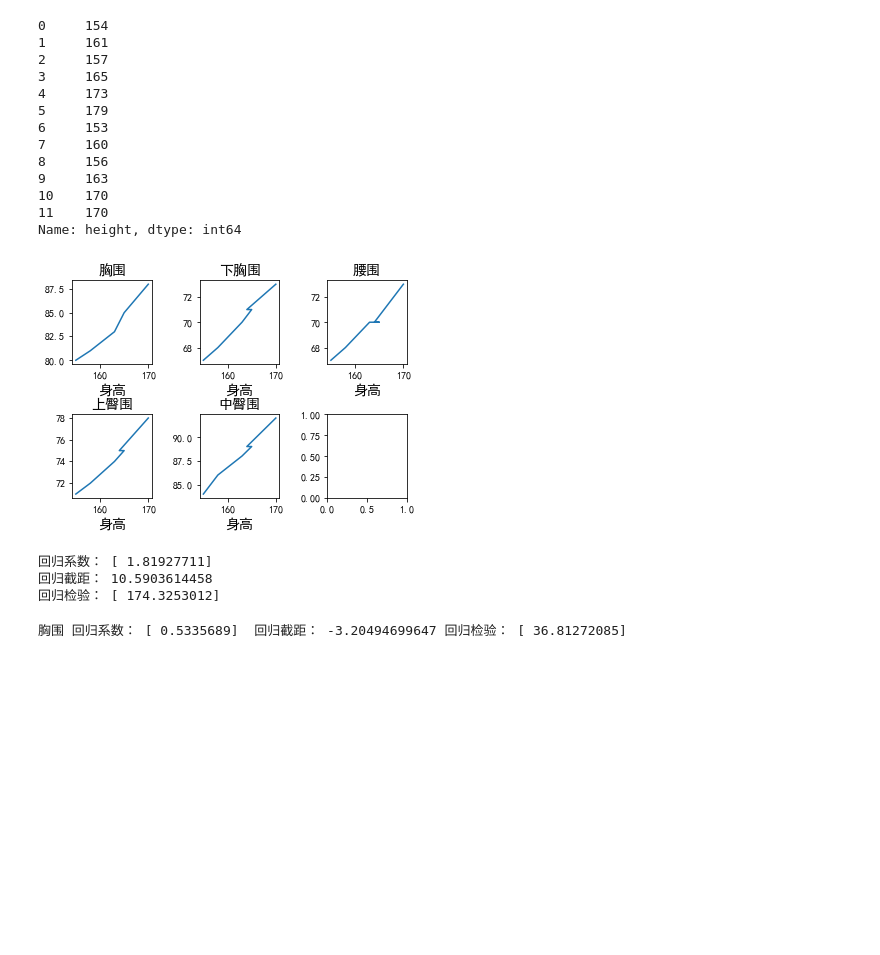
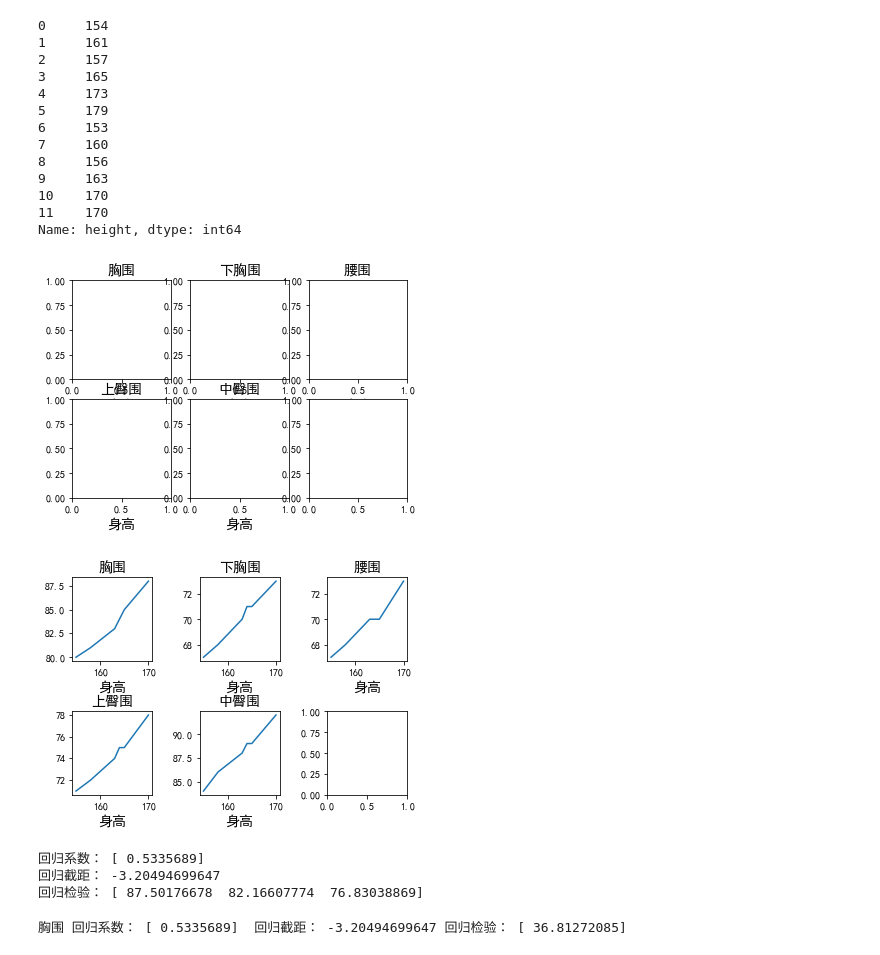
Before and after one commit to GZBlade/notebooks, a Jupyter notebook: practice/workout.ipynb, the cells around one changed output. Drawn from its saved outputs; the diff is of its cells as text; code cells hidden in the pictures; blank space fills up the shorter version.

```diff
--- a/practice/workout.ipynb
+++ b/practice/workout.ipynb
@@ -9,7 +9,7 @@ from sklearn import metrics
 from sklearn.linear_model import LinearRegression
 matplotlib.rcParams['font.family']='SimHei'
 # %%
-wb = pd.read_excel('D:\\projects\\matlab\\datasets\\figure.xlsx',sheetname='hourglass')
+wb = pd.read_excel('..\\datasets\\figure.xlsx',sheetname='hourglass')
 wb.dropna(inplace=True,axis=1)
 wb.head()
 # %% [output]
@@ -59,46 +59,48 @@ height
 # %%
 fig, axes = plt.subplots(2,3)
 ax0,ax1,ax2,ax3,ax4,ax5 = axes.ravel()
 ax0.set_title('胸围', fontproperties='SimHei', fontsize=14)
 ax1.set_title('下胸围', fontproperties='SimHei', fontsize=14)
 ax2.set_title('腰围', fontproperties='SimHei', fontsize=14)
 ax3.set_title('上臀围', fontproperties='SimHei', fontsize=14)
 ax4.set_title('中臀围', fontproperties='SimHei', fontsize=14)
 
 ax0.set_xlabel('身高', fontsize=14)
 ax1.set_xlabel('身高', fontsize=14)
 ax2.set_xlabel('身高', fontsize=14)
 ax3.set_xlabel('身高', fontsize=14)
 ax4.set_xlabel('身高', fontsize=14)
 
-ax0.plot(sort_chest.height,sort_chest.chest)
-ax1.plot(sort_lower_chest.height,sort_lower_chest.lower_chest)
-ax2.plot(sort_waist.height,sort_waist.waist)
-ax3.plot(sort_shoulder.height,sort_shoulder.shoulder)
-ax4.plot(sort_middle_butt.height,sort_middle_butt.middle_butt)
+ax0.plot(sort_height.height,sort_height.chest)
+ax1.plot(sort_height.height,sort_height.lower_chest)
+ax2.plot(sort_height.height,sort_height.waist)
+ax3.plot(sort_height.height,sort_height.shoulder)
+ax4.plot(sort_height.height,sort_height.middle_butt)
 fig.subplots_adjust(hspace=0.6)
 fig.subplots_adjust(wspace=0.6)
 # plt.title('Male Heights')
 plt.show()
 # %% [output]
-[figure, old version]
+[figure, new version]
+[figure, added]
 # %%
 # 一元线性回归
-length = len(sort_chest.chest)
-datasets_X = np.array(sort_chest.chest).reshape([length,1])
-datasets_Y = np.array(sort_chest.height)
+length = len(sort_height.chest)
+datasets_X = np.array(sort_height.height).reshape([length,1])
+datasets_Y = np.array(sort_height.chest)
 
 linreg = LinearRegression()
 linreg.fit(datasets_X,datasets_Y )
 
-y_pred = linreg.predict(90)
+X_pred = np.array([170,160,150]).reshape([-1,1])
+y_pred = linreg.predict(X_pred)
 print("回归系数：",linreg.coef_)
 print("回归截距：",linreg.intercept_ )
 print("回归检验：", y_pred)
 # %% [output]
-回归系数： [ 1.81927711]
-回归截距： 10.5903614458
-回归检验： [ 174.3253012]
+回归系数： [ 0.5335689]
+回归截距： -3.20494699647
+回归检验： [ 87.50176678  82.16607774  76.83038869]
 # %%
 # 一元线性回归函数
 def figure_linear(x,y,name):
```
Also changed, not shown: parts of 4 cells of this notebook.
